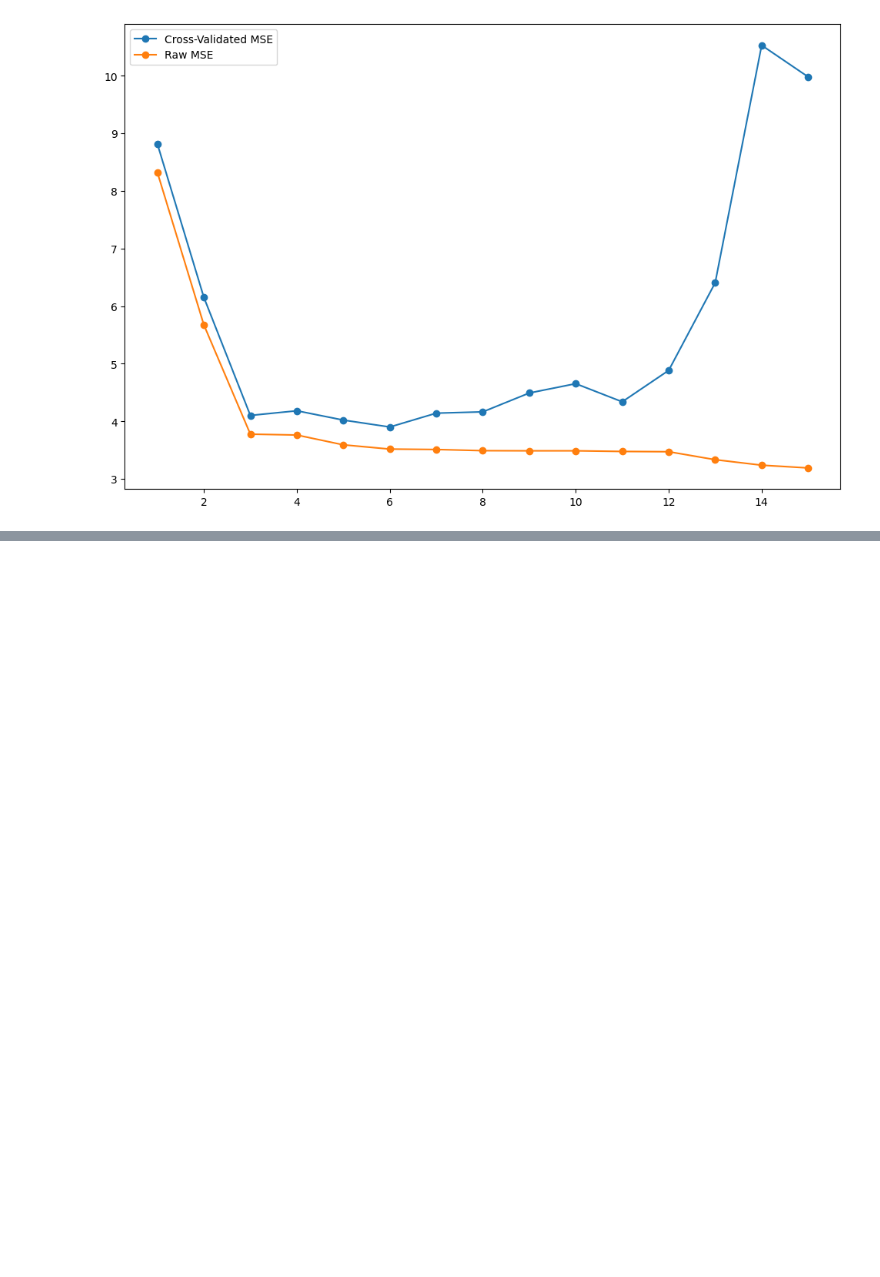
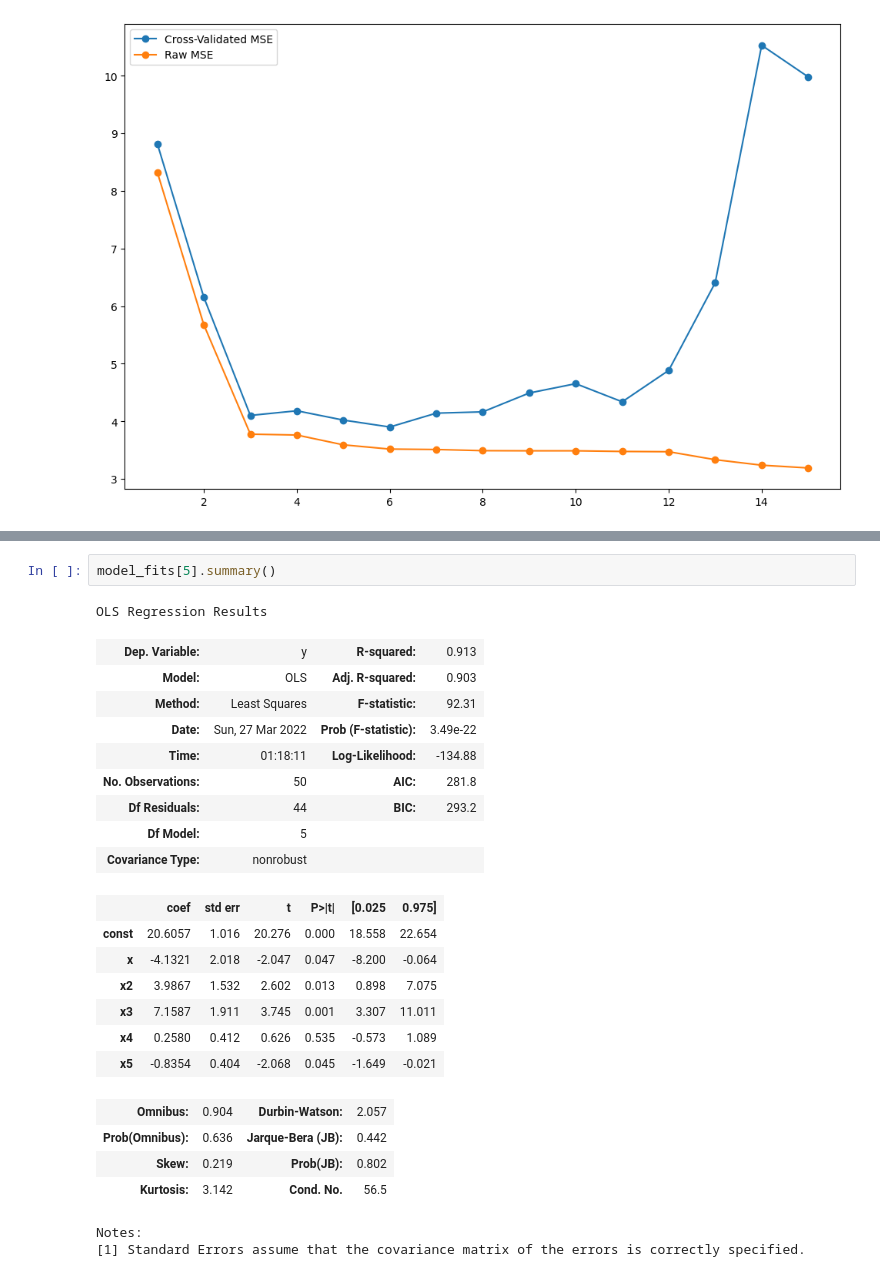
Before and after one commit to malongle91/osu_cse3521_spring2022, a Jupyter notebook: course_materials/lecture_examples/CrossValAndRegularization.ipynb, the cells around one changed output, grey strips where cells are left out. Drawn from its saved outputs; the diff is of its cells as text; blank space fills up the shorter version.

```diff
--- a/course_materials/lecture_examples/CrossValAndRegularization.ipynb
+++ b/course_materials/lecture_examples/CrossValAndRegularization.ipynb
@@ -128,0 +135,26 @@ plt.legend(['Cross-Validated MSE', 'Raw MSE'], loc='upper left')
+# %%
+model_fits[5].summary()
+# %% [output]
+OLS Regression Results
+| Dep. Variable: | y | R-squared: | 0.913 |
+| Model: | OLS | Adj. R-squared: | 0.903 |
+| Method: | Least Squares | F-statistic: | 92.31 |
+| Date: | Sun, 27 Mar 2022 | Prob (F-statistic): | 3.49e-22 |
+| Time: | 01:18:11 | Log-Likelihood: | -134.88 |
+| No. Observations: | 50 | AIC: | 281.8 |
+| Df Residuals: | 44 | BIC: | 293.2 |
+| Df Model: | 5 |  |  |
+| Covariance Type: | nonrobust |  |  |
+|  | coef | std err | t | P>|t| | [0.025 | 0.975] |
+| const | 20.6057 | 1.016 | 20.276 | 0.000 | 18.558 | 22.654 |
+| x | -4.1321 | 2.018 | -2.047 | 0.047 | -8.200 | -0.064 |
+| x2 | 3.9867 | 1.532 | 2.602 | 0.013 | 0.898 | 7.075 |
+| x3 | 7.1587 | 1.911 | 3.745 | 0.001 | 3.307 | 11.011 |
+| x4 | 0.2580 | 0.412 | 0.626 | 0.535 | -0.573 | 1.089 |
+| x5 | -0.8354 | 0.404 | -2.068 | 0.045 | -1.649 | -0.021 |
+| Omnibus: | 0.904 | Durbin-Watson: | 2.057 |
+| Prob(Omnibus): | 0.636 | Jarque-Bera (JB): | 0.442 |
+| Skew: | 0.219 | Prob(JB): | 0.802 |
+| Kurtosis: | 3.142 | Cond. No. | 56.5 |
+Notes:
+[1] Standard Errors assume that the covariance matrix of the errors is correctly specified.
```
Also changed, not shown: parts of 2 cells of this notebook.
